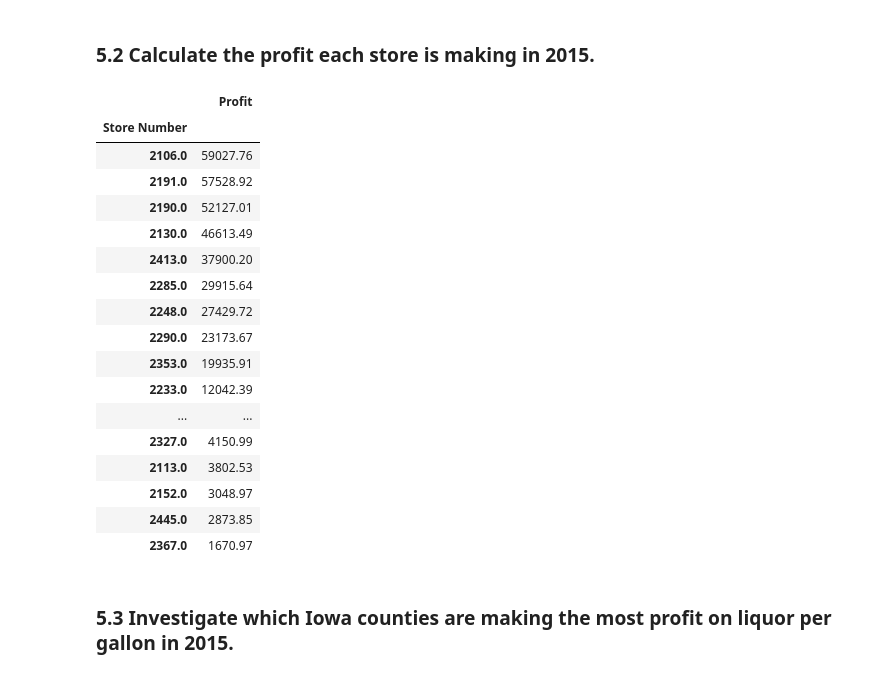
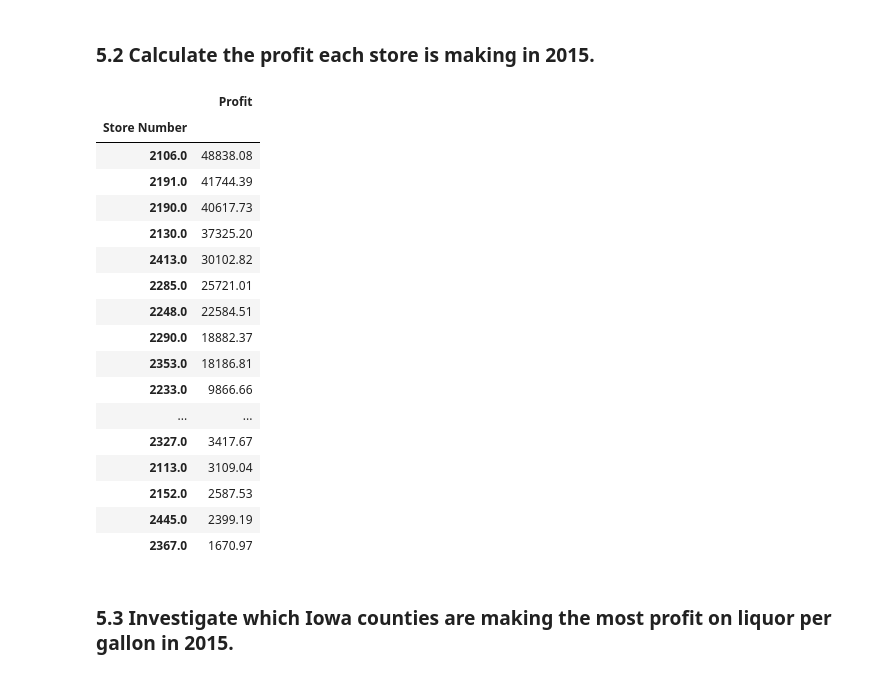
Before and after one commit to DanielEMoreno/DSI-SF-2-DanielEMoreno, a Jupyter notebook: code/projects/project-03/project-03/starter-code/project-3-starter.ipynb, the cells around one changed output. Drawn from its saved outputs; the diff is of its cells as text; code cells hidden in the pictures.

```diff
--- a/code/projects/project-03/project-03/starter-code/project-3-starter.ipynb
+++ b/code/projects/project-03/project-03/starter-code/project-3-starter.ipynb
@@ -288,29 +284,29 @@ pd.DataFrame(storebysales.head(20)).sort_values(by='Sale (Dollars)', ascending=F
 # %% [markdown]
 ### 5.2 Calculate the profit each store is making in 2015.
 # %%
-profitbystore=pd.pivot_table(cleaned_iowa_df, values='Profit', columns=['Store Number'], aggfunc=np.sum)
+profitbystore=pd.pivot_table(first_year_stores, values='Profit', columns=['Store Number'], aggfunc=np.sum)
 
 store_profit = pd.DataFrame(profitbystore)
 
 store_profit.head(20).sort_values(by='Profit', ascending=False)
 # %% [output]
 |  | Profit |
 | Store Number |  |
-| 2106.0 | 59027.76 |
-| 2191.0 | 57528.92 |
-| 2190.0 | 52127.01 |
-| 2130.0 | 46613.49 |
-| 2413.0 | 37900.20 |
-| 2285.0 | 29915.64 |
-| 2248.0 | 27429.72 |
-| 2290.0 | 23173.67 |
-| 2353.0 | 19935.91 |
-| 2233.0 | 12042.39 |
+| 2106.0 | 48838.08 |
+| 2191.0 | 41744.39 |
+| 2190.0 | 40617.73 |
+| 2130.0 | 37325.20 |
+| 2413.0 | 30102.82 |
+| 2285.0 | 25721.01 |
+| 2248.0 | 22584.51 |
+| 2290.0 | 18882.37 |
+| 2353.0 | 18186.81 |
+| 2233.0 | 9866.66 |
 | ... | ... |
-| 2327.0 | 4150.99 |
-| 2113.0 | 3802.53 |
-| 2152.0 | 3048.97 |
-| 2445.0 | 2873.85 |
+| 2327.0 | 3417.67 |
+| 2113.0 | 3109.04 |
+| 2152.0 | 2587.53 |
+| 2445.0 | 2399.19 |
 | 2367.0 | 1670.97 |
 # %% [markdown]
 ### 5.3 Investigate which Iowa counties are making the most profit on liquor per gallon in 2015.
```
Also changed, not shown: parts of 5 cells of this notebook.
